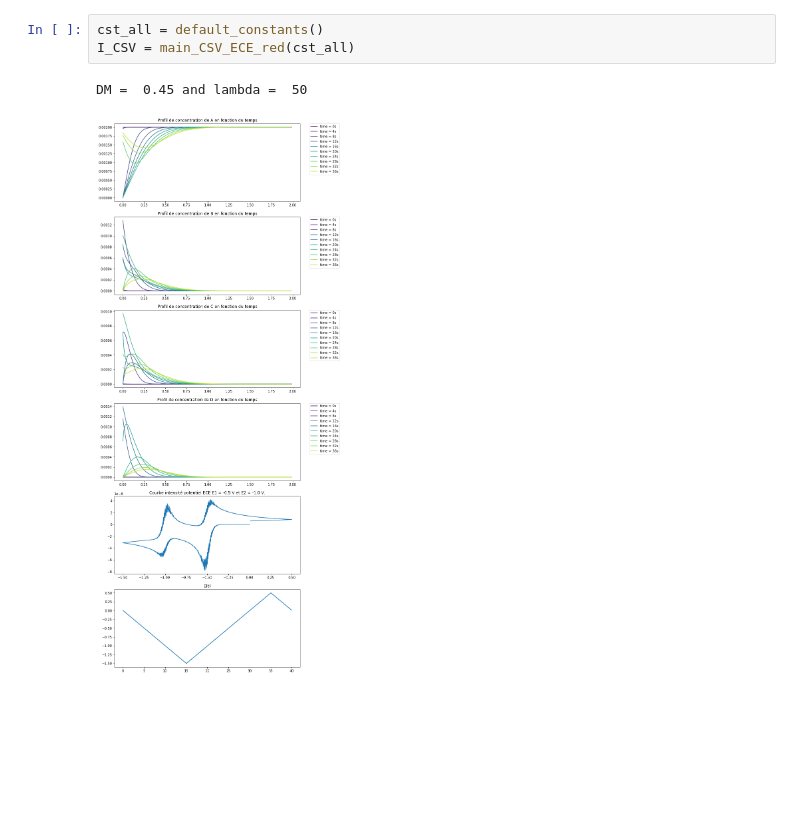
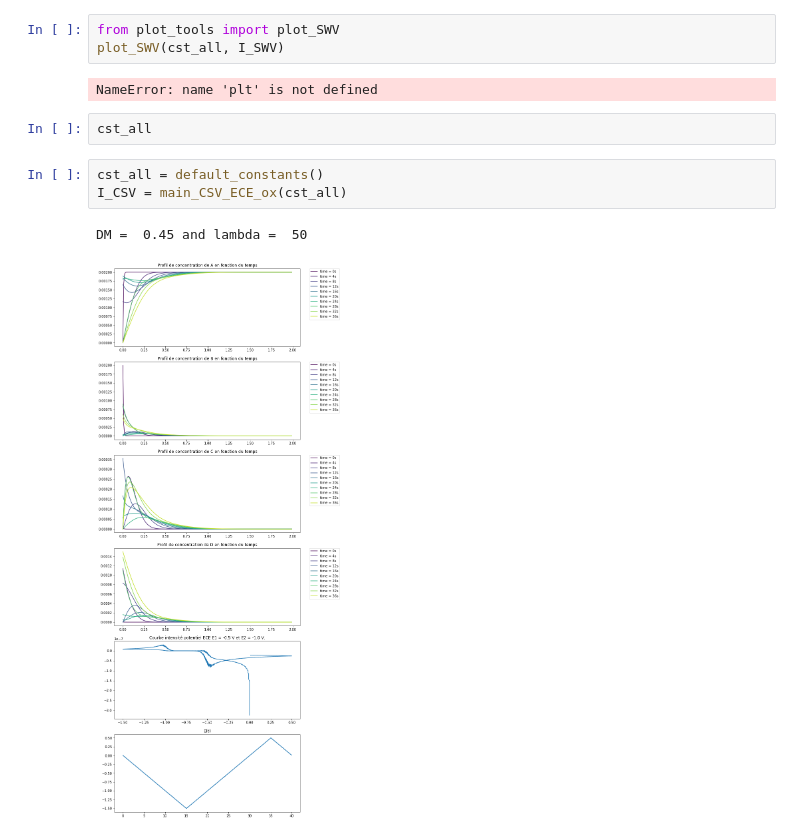
Before and after one commit to truejulosdu13/Electrochemistry, a Jupyter notebook: ECE_mechanism/voltammogram_ECE.ipynb, the cells around one changed output. Cells and saved outputs as stored; diff of their text form; blank space fills up the shorter version.

```diff
--- a/ECE_mechanism/voltammogram_ECE.ipynb
+++ b/ECE_mechanism/voltammogram_ECE.ipynb
@@ -9,9 +24,16 @@ from ECE_mechanism.plot_voltammogram_ECE import main_CSV_ECE_red
+# %%
+from plot_tools import plot_SWV
+plot_SWV(cst_all, I_SWV)
+# %% [output]
+NameError: name 'plt' is not defined
+# %%
+cst_all
 # %%
 cst_all = default_constants()
-I_CSV = main_CSV_ECE_red(cst_all)
+I_CSV = main_CSV_ECE_ox(cst_all)
 # %% [output]
 DM =  0.45 and lambda =  50
-[figure, old version]
+[figure, new version]
 # %%
 from plot_voltammogram_ECE import extract_expe_like_CSV
 E_expe, I_expe = extract_expe_like_CSV(cst_all, I_CSV)
```
Also changed, not shown: parts of 6 cells of this notebook, 11 other files.
